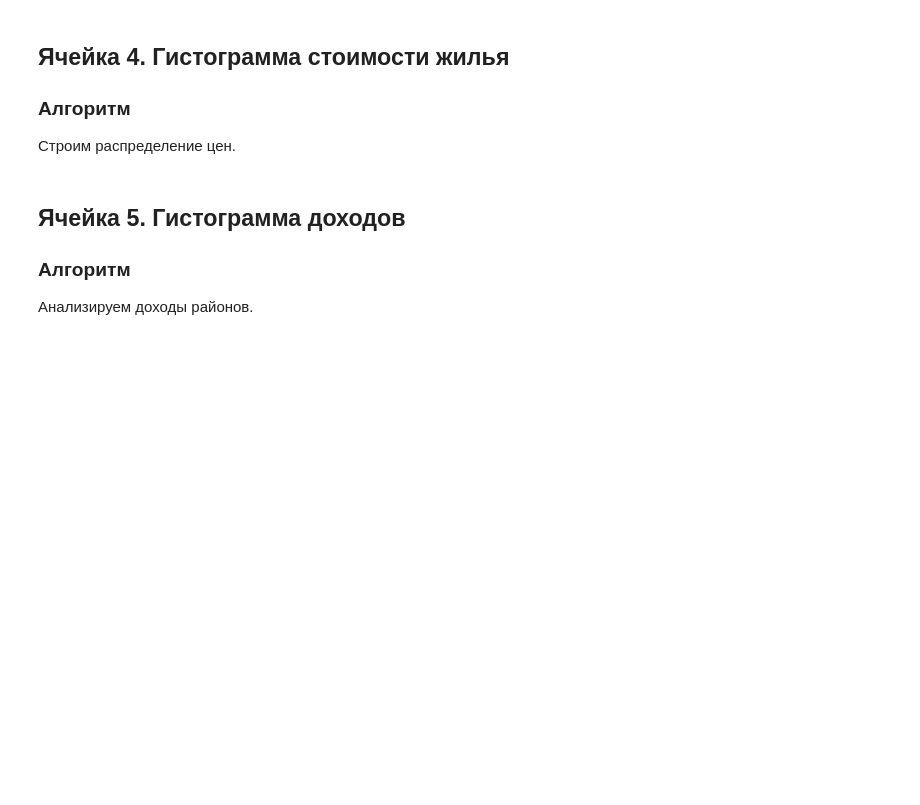
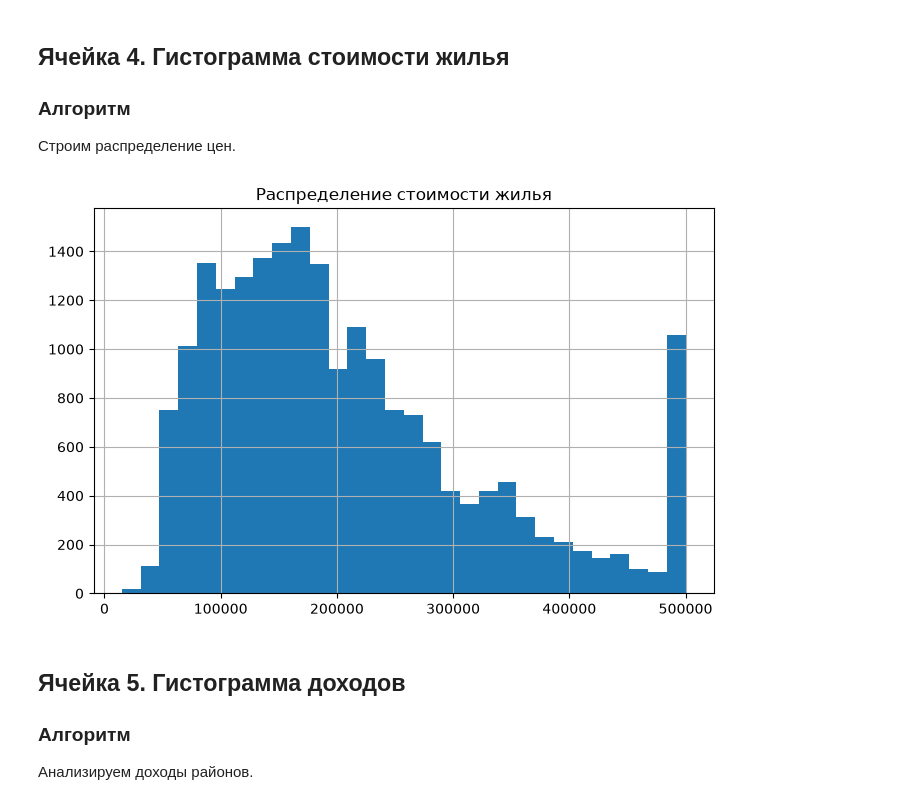
Before and after one commit to FelixTheCatW/study-analysis, a Jupyter notebook: src/notebooks/block6_lesson11_visualization_todo.ipynb, the cells around one changed output. Drawn from its saved outputs; the diff is of its cells as text; code cells hidden in the pictures; blank space fills up the shorter version.

```diff
--- a/src/notebooks/block6_lesson11_visualization_todo.ipynb
+++ b/src/notebooks/block6_lesson11_visualization_todo.ipynb
@@ -49,4 +53,9 @@ https://raw.githubusercontent.com/ageron/handson-ml/master/datasets/housing/hous
 
 Загружаем данные недвижимости.
 # %%
-# TODO: выполните задание ячейки 2
+url = "https://raw.githubusercontent.com/ageron/handson-ml/master/datasets/housing/housing.csv"
+df = pd.read_csv(url)
+
+print(df.shape)
+
+assert len(df) > 0
@@ -57,4 +68,8 @@ https://raw.githubusercontent.com/ageron/handson-ml/master/datasets/housing/hous
 
 Смотрим первые строки и статистику.
 # %%
-# TODO: выполните задание ячейки 3
+display(df.head())
+display(df.describe())
+
+target_col = "median_house_value"
+assert target_col in df.columns
@@ -65,7 +96,12 @@ https://raw.githubusercontent.com/ageron/handson-ml/master/datasets/housing/hous
 
 Строим распределение цен.
 # %%
-# TODO: выполните задание ячейки 4
+plt.figure(figsize=(8,5))
+df[target_col].hist(bins=30)
+plt.title("Распределение стоимости жилья")
+plt.show()
+# %% [output]
+[figure, added]
 # %% [markdown]
 ## Ячейка 5. Гистограмма доходов
 
```
Also changed, not shown: parts of 9 cells of this notebook.
